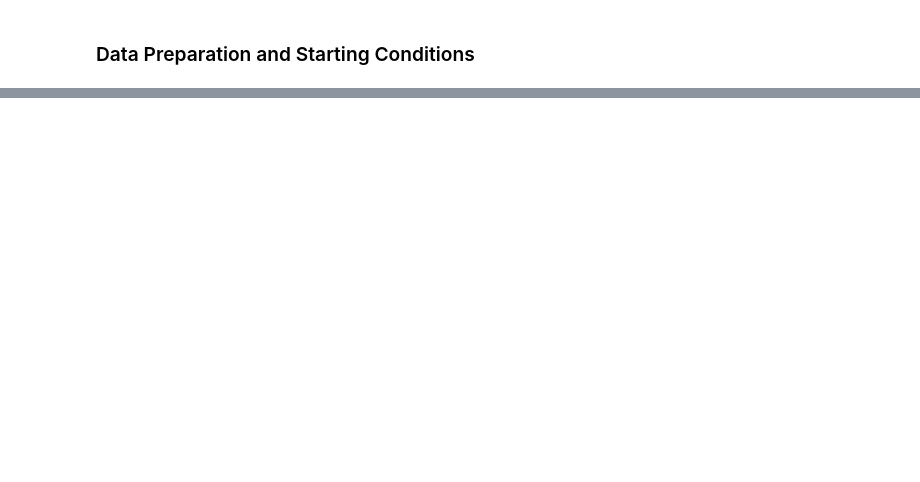
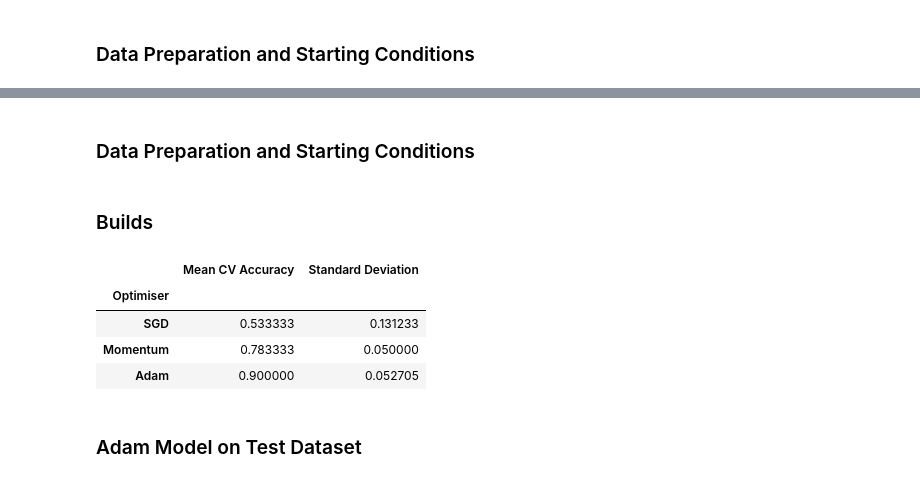
Before and after one commit to george-powell/numpy-neural-network, a Jupyter notebook: main.ipynb, the cells around one changed output, grey strips where cells are left out. Saved outputs shown, nothing was run; the diff lists cells and outputs as text; code cells hidden in the pictures; blank space fills up the shorter version.

```diff
--- a/main.ipynb
+++ b/main.ipynb
@@ -67,0 +67,2 @@ if (inputs == 2):
+# %% [markdown]
+### Data Preparation and Starting Conditions
@@ -67,0 +103,64 @@ if (inputs == 2):
+# %% [markdown]
+### Builds
+# %%
+# to store and display cross-validation optimiser data
+optimiser_performance_df = pd.DataFrame(
+    columns = ["Mean CV Accuracy", "Standard Deviation"]
+)
+optimiser_performance_df.index.name = "Optimiser"
+
+# To create Cross-Validaion folds in training dataset
+skf = StratifiedKFold(
+    n_splits = 4,
+    shuffle=True,
+    random_state=seed
+)
+
+for optimiser_class in [SGD, Momentum, Adam]:
+
+    fold_accuracy = []
+
+    for fold, (train_indicies, test_indicies) in enumerate(skf.split(Xi, yi)):
+
+        Xi_train = Xi[train_indicies]
+        yi_train = yi[train_indicies]
+
+        Xi_test = Xi[test_indicies]
+        yi_test = yi[test_indicies]
+
+        model = NeuralNetwork(
+            layer_architecture,
+            activations,
+            "CCE",
+            seed = seed + fold
+        )
+
+        model.fit(
+            Xi_train,
+            yi_train,
+            epochs,
+            batch_size,
+            optimiser_class()
+        )
+
+        model_accuracy = model.test(
+            Xi_test,
+            yi_test
+        )
+
+        fold_accuracy.append(model_accuracy)
+
+    optimiser_performance_df.loc[optimiser_class.__name__] = [
+        np.mean(fold_accuracy),
+        np.std(fold_accuracy)
+    ]
+
+display(optimiser_performance_df)
+# %% [output]
+|  | Mean CV Accuracy | Standard Deviation |
+| Optimiser |  |  |
+| SGD | 0.533333 | 0.131233 |
+| Momentum | 0.783333 | 0.050000 |
+| Adam | 0.900000 | 0.052705 |
+# %% [markdown]
+### Adam Model on Test Dataset
```
Also changed, not shown: parts of 14 cells of this notebook, 4 other files.
